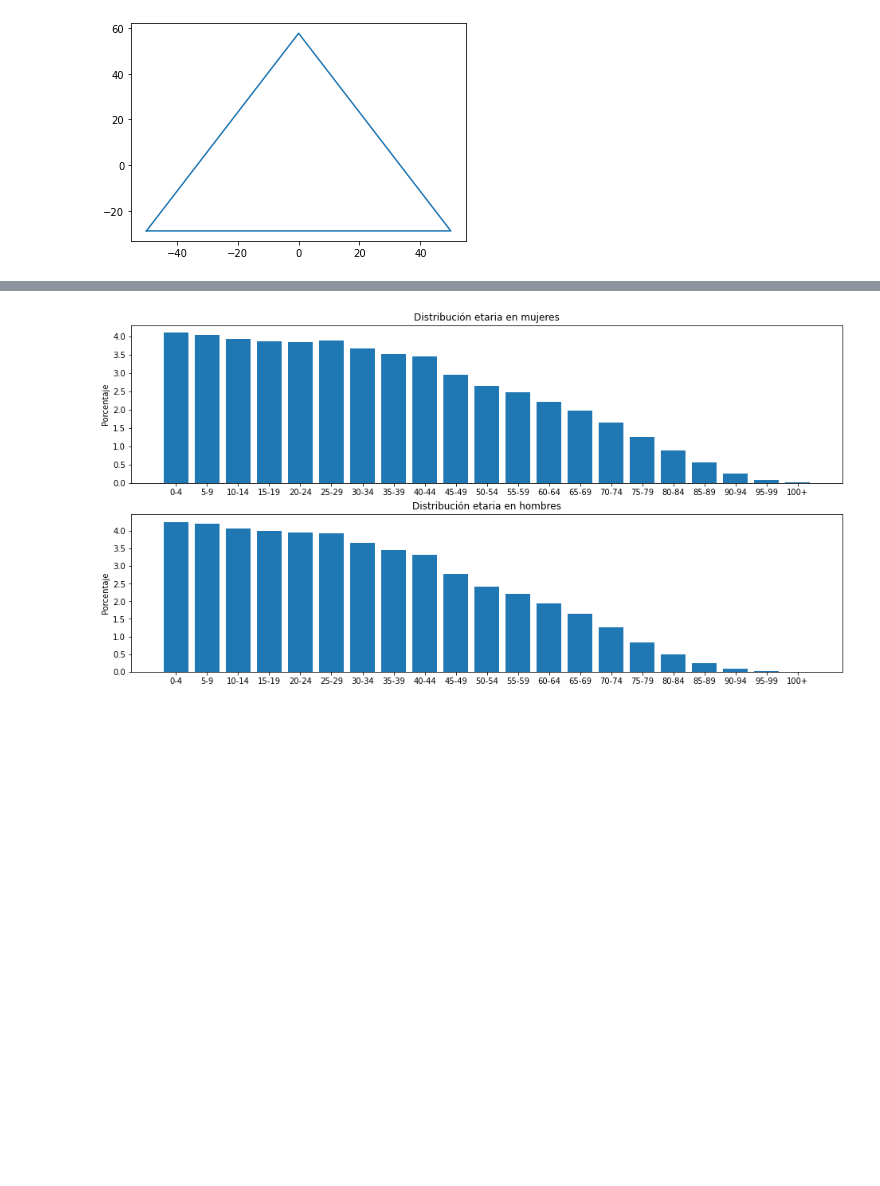
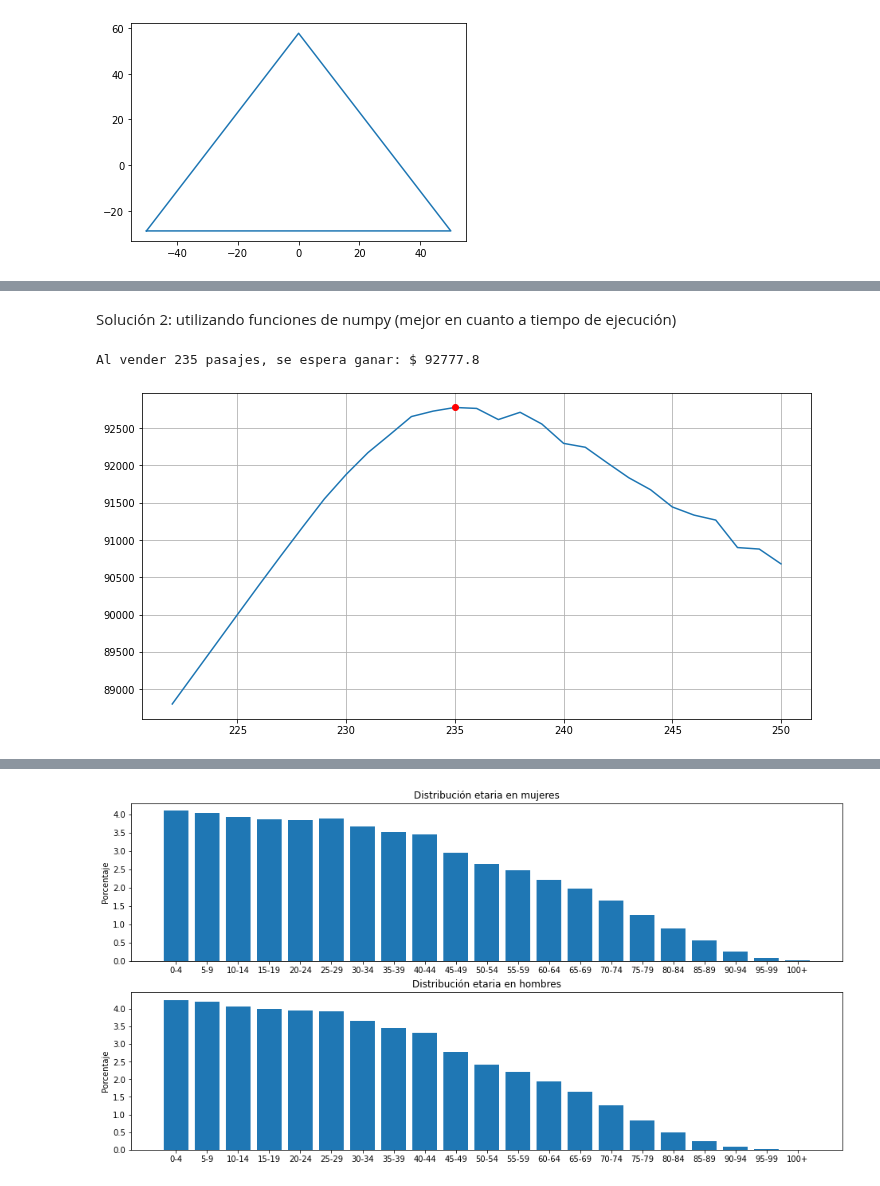
Before and after one commit to IEEESBITBA/Curso-python, a Jupyter notebook: Curso_Analisis_de_Datos_Solucionarios/Solucionario_Clase_2.ipynb, the cells around one changed output, grey strips where cells are left out. Saved outputs shown, nothing was run; the diff lists cells and outputs as text; code cells hidden in the pictures; blank space fills up the shorter version.

```diff
--- a/Curso_Analisis_de_Datos_Solucionarios/Solucionario_Clase_2.ipynb
+++ b/Curso_Analisis_de_Datos_Solucionarios/Solucionario_Clase_2.ipynb
@@ -569,3 +704,47 @@ Al vender 235 pasajes, se espera ganar: $ 92821.0
+# %% [markdown]
+Solución 2: utilizando funciones de numpy (mejor en cuanto a tiempo de ejecución)
+# %%
+import matplotlib.pyplot as plt
+import numpy as np
+
+vendidos = []
+ganancias = []
+
+MAX_CAPACIDAD = 222
+PASAJES_VENDIDOS = 250
+Q_SIMULACIONES = 1000
+GANANCIA_NETA_PASAJE = 400
+COMPENSACION = 600
+PROBABILIDAD_DE_PRESENTE = 0.95
+
+ganancias = []
+pasajes_vendidos_lista = []
+for pasajes_vendidos in range(MAX_CAPACIDAD, PASAJES_VENDIDOS + 1):
+  pasajes_vendidos_lista.append(pasajes_vendidos)
+  ganancia_total_lista = []
+  pasajeros = np.random.rand(Q_SIMULACIONES,pasajes_vendidos)
+  for i in range(Q_SIMULACIONES):
+    q_presentes =  np.count_nonzero(pasajeros[i][pasajeros[i] < PROBABILIDAD_DE_PRESENTE ])
+    if q_presentes <= MAX_CAPACIDAD:
+      ganancia_total_lista.append(pasajes_vendidos*GANANCIA_NETA_PASAJE)
+    else:
+      ganancia_total_lista.append(pasajes_vendidos*GANANCIA_NETA_PASAJE - (q_presentes-MAX_CAPACIDAD)*COMPENSACION)
+  promedio = np.sum(ganancia_total_lista)/Q_SIMULACIONES
+  ganancias.append(promedio);
+
+max_ganancias = max(ganancias)
+indice_max_ganancias = ganancias.index(max(ganancias))
+# Imprimo el valor máximo
+print("Al vender", pasajes_vendidos_lista[indice_max_ganancias], "pasajes, se espera ganar: $", max_ganancias)
+
+plt.figure(figsize=(12, 6))
+plt.plot(pasajes_vendidos_lista, ganancias)
+plt.plot(pasajes_vendidos_lista[indice_max_ganancias], max_ganancias, 'ro')   # Muestro el valor máximo
+plt.grid()
+plt.show()
+# %% [output]
+Al vender 235 pasajes, se espera ganar: $ 92777.8
+[figure, added]
 # %% [markdown]
 ## $\normal$ Demografía en Argentina
 
```
Also changed, not shown: parts of 31 cells of this notebook.
